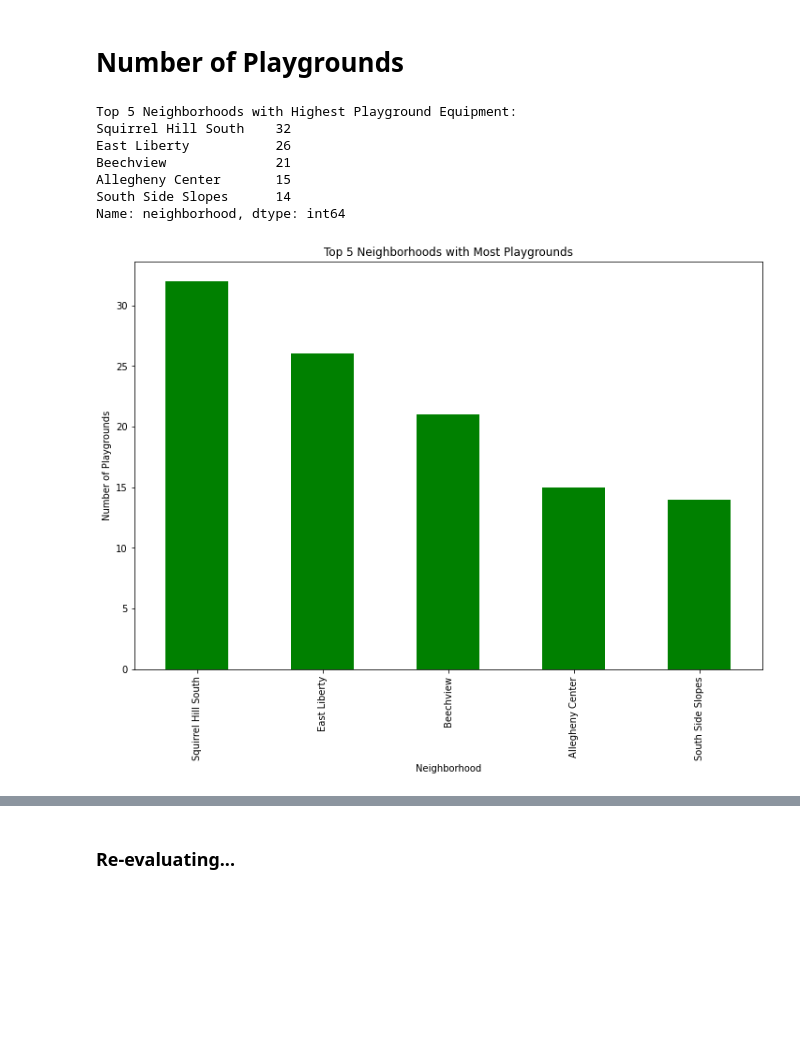
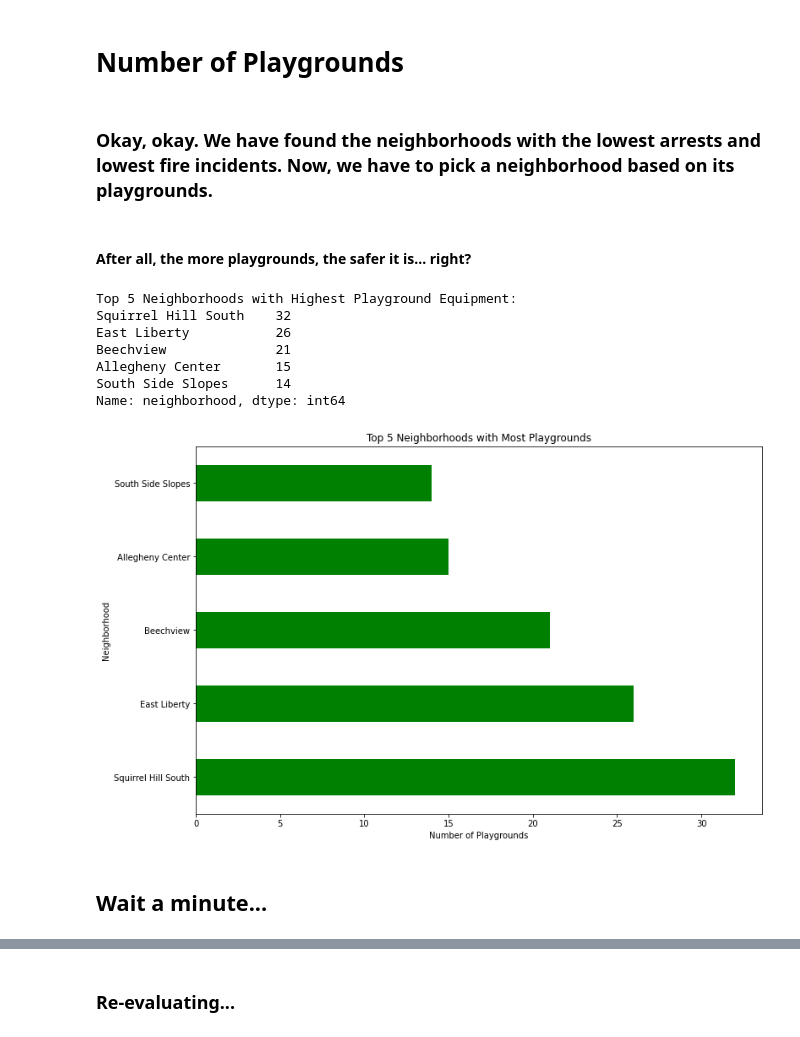
Before and after one commit to haydenagh/CMPINF0010-FINAL, a Jupyter notebook: Final.ipynb, the cells around one changed output, grey strips where cells are left out. Saved outputs shown, nothing was run; the diff lists cells and outputs as text; code cells hidden in the pictures; blank space fills up the shorter version.

```diff
--- a/Final.ipynb
+++ b/Final.ipynb
@@ -174,27 +190,33 @@ South Oakland                 92
 Name: neighborhood, dtype: int64
 # %% [markdown]
 # Number of Playgrounds
+# %% [markdown]
+### Okay, okay. We have found the neighborhoods with the lowest arrests and lowest fire incidents. Now, we have to pick a neighborhood based on its playgrounds.
+# %% [markdown]
+#### After all, the more playgrounds, the safer it is... right?
 # %%
 neighborhood_playgrounds = playData['neighborhood'].value_counts()
 
 # Display the top 5 neighborhoods with the highest number of playground equipment
 top_neighborhoods = neighborhood_playgrounds.head(5)
 print("Top 5 Neighborhoods with Highest Playground Equipment:")
 print(top_neighborhoods)
 
 plt.figure(figsize=(12, 8))
-top_neighborhoods.plot(kind='bar', color='green')
+top_neighborhoods.plot(kind='barh', color='green')
 plt.title('Top 5 Neighborhoods with Most Playgrounds')
-plt.xlabel('Neighborhood')
-plt.ylabel('Number of Playgrounds')
+plt.xlabel('Number of Playgrounds')
+plt.ylabel('Neighborhood')
 plt.show()
 # %% [output]
 Top 5 Neighborhoods with Highest Playground Equipment:
 Squirrel Hill South    32
 East Liberty           26
 Beechview              21
 Allegheny Center       15
 South Side Slopes      14
 Name: neighborhood, dtype: int64
-[figure, old version]
+[figure, new version]
+# %% [markdown]
+## Wait a minute...
 # %% [markdown]
```
Also changed, not shown: parts of 33 cells of this notebook, 1 other file.
